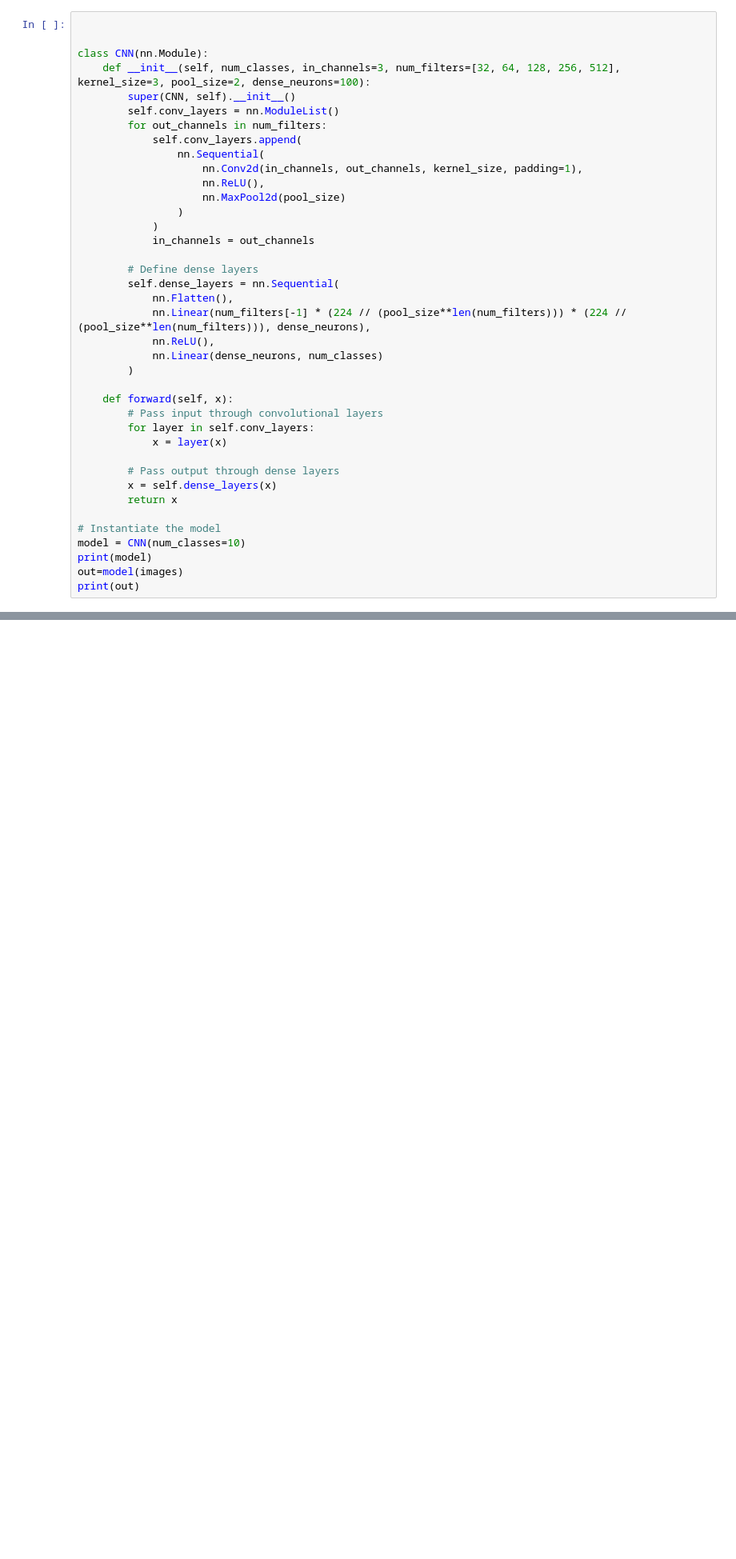
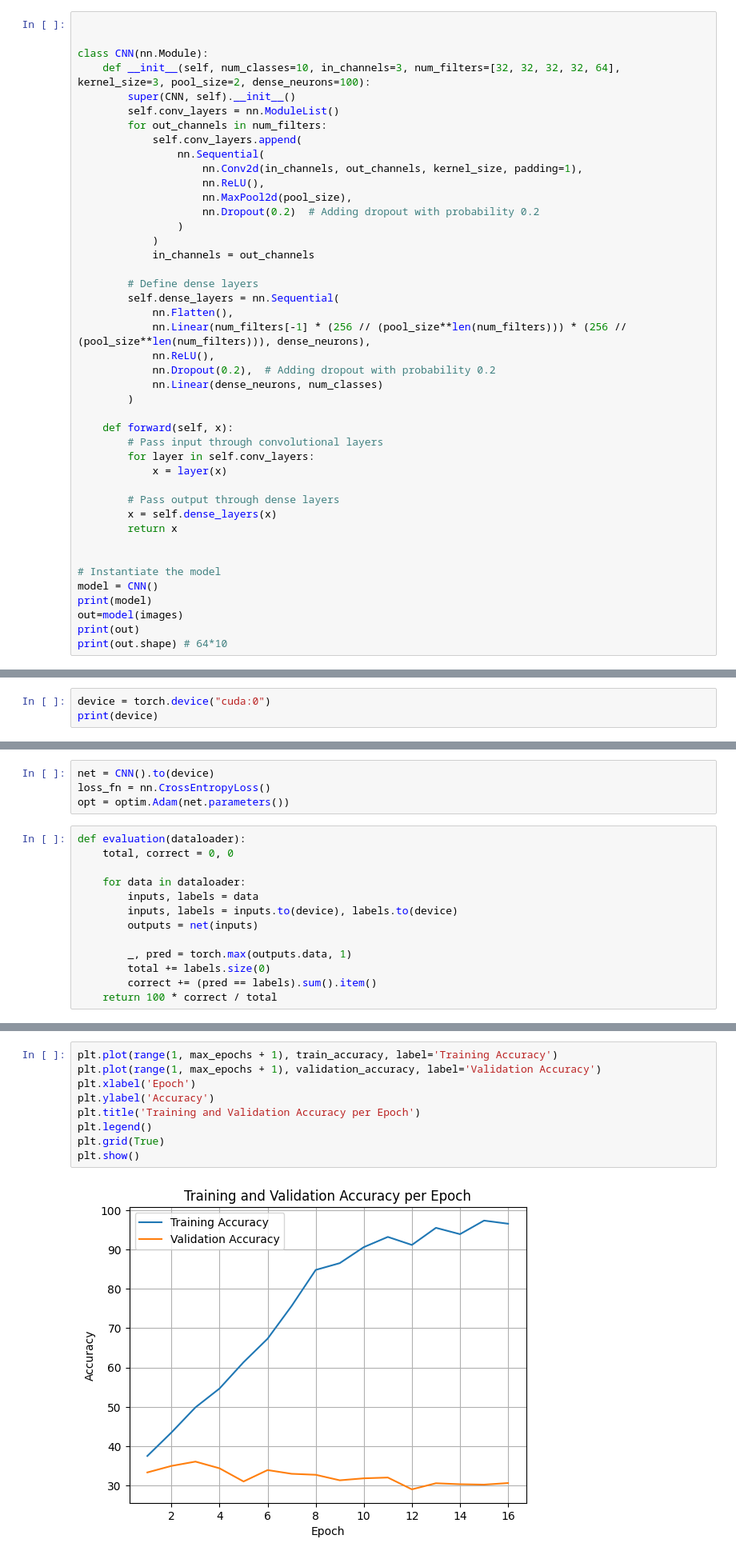
Before and after one commit to tamanbodhi/CS-6910-A2, a Jupyter notebook: dataload.ipynb, the cells around one changed output, grey strips where cells are left out. Shown at 80% size. Drawn from its saved outputs; the diff is of its cells as text; blank space fills up the shorter version.

Commit message:
dropout

```diff
--- a/dataload.ipynb
+++ b/dataload.ipynb
@@ -102,7 +114,7 @@ class FirstCNN_v3(nn.Module):
 
 
 class CNN(nn.Module):
-    def __init__(self, num_classes, in_channels=3, num_filters=[32, 64, 128, 256, 512], kernel_size=3, pool_size=2, dense_neurons=100):
+    def __init__(self, num_classes=10, in_channels=3, num_filters=[32, 32, 32, 32, 64], kernel_size=3, pool_size=2, dense_neurons=100):
         super(CNN, self).__init__()
         self.conv_layers = nn.ModuleList()
         for out_channels in num_filters:
@@ -110,7 +122,8 @@ class CNN(nn.Module):
                 nn.Sequential(
                     nn.Conv2d(in_channels, out_channels, kernel_size, padding=1),
                     nn.ReLU(),
-                    nn.MaxPool2d(pool_size)
+                    nn.MaxPool2d(pool_size),
+                    nn.Dropout(0.2)  # Adding dropout with probability 0.2
                 )
             )
             in_channels = out_channels
@@ -118,8 +131,9 @@ class CNN(nn.Module):
         # Define dense layers
         self.dense_layers = nn.Sequential(
             nn.Flatten(),
-            nn.Linear(num_filters[-1] * (224 // (pool_size**len(num_filters))) * (224 // (pool_size**len(num_filters))), dense_neurons),
+            nn.Linear(num_filters[-1] * (256 // (pool_size**len(num_filters))) * (256 // (pool_size**len(num_filters))), dense_neurons),
             nn.ReLU(),
+            nn.Dropout(0.2),  # Adding dropout with probability 0.2
             nn.Linear(dense_neurons, num_classes)
         )
 
@@ -132,11 +146,13 @@ class CNN(nn.Module):
         x = self.dense_layers(x)
         return x
 
+
 # Instantiate the model
-model = CNN(num_classes=10)
+model = CNN()
 print(model)
 out=model(images)
 print(out)
+print(out.shape) # 64*10
 # %% [output]
 CNN(
   (conv_layers): ModuleList(
@@ -157,0 +174,3 @@ CNN(
+# %%
+device = torch.device("cuda:0")
+print(device)
@@ -157,0 +179,17 @@ CNN(
+# %%
+net = CNN().to(device)
+loss_fn = nn.CrossEntropyLoss()
+opt = optim.Adam(net.parameters())
+# %%
+def evaluation(dataloader):
+    total, correct = 0, 0
+
+    for data in dataloader:
+        inputs, labels = data
+        inputs, labels = inputs.to(device), labels.to(device)
+        outputs = net(inputs)
+
+        _, pred = torch.max(outputs.data, 1)
+        total += labels.size(0)
+        correct += (pred == labels).sum().item()
+    return 100 * correct / total
@@ -157,0 +245,11 @@ CNN(
+# %%
+plt.plot(range(1, max_epochs + 1), train_accuracy, label='Training Accuracy')
+plt.plot(range(1, max_epochs + 1), validation_accuracy, label='Validation Accuracy')
+plt.xlabel('Epoch')
+plt.ylabel('Accuracy')
+plt.title('Training and Validation Accuracy per Epoch')
+plt.legend()
+plt.grid(True)
+plt.show()
+# %% [output]
+[figure, added]
```
Also changed, not shown: parts of 17 cells of this notebook.
